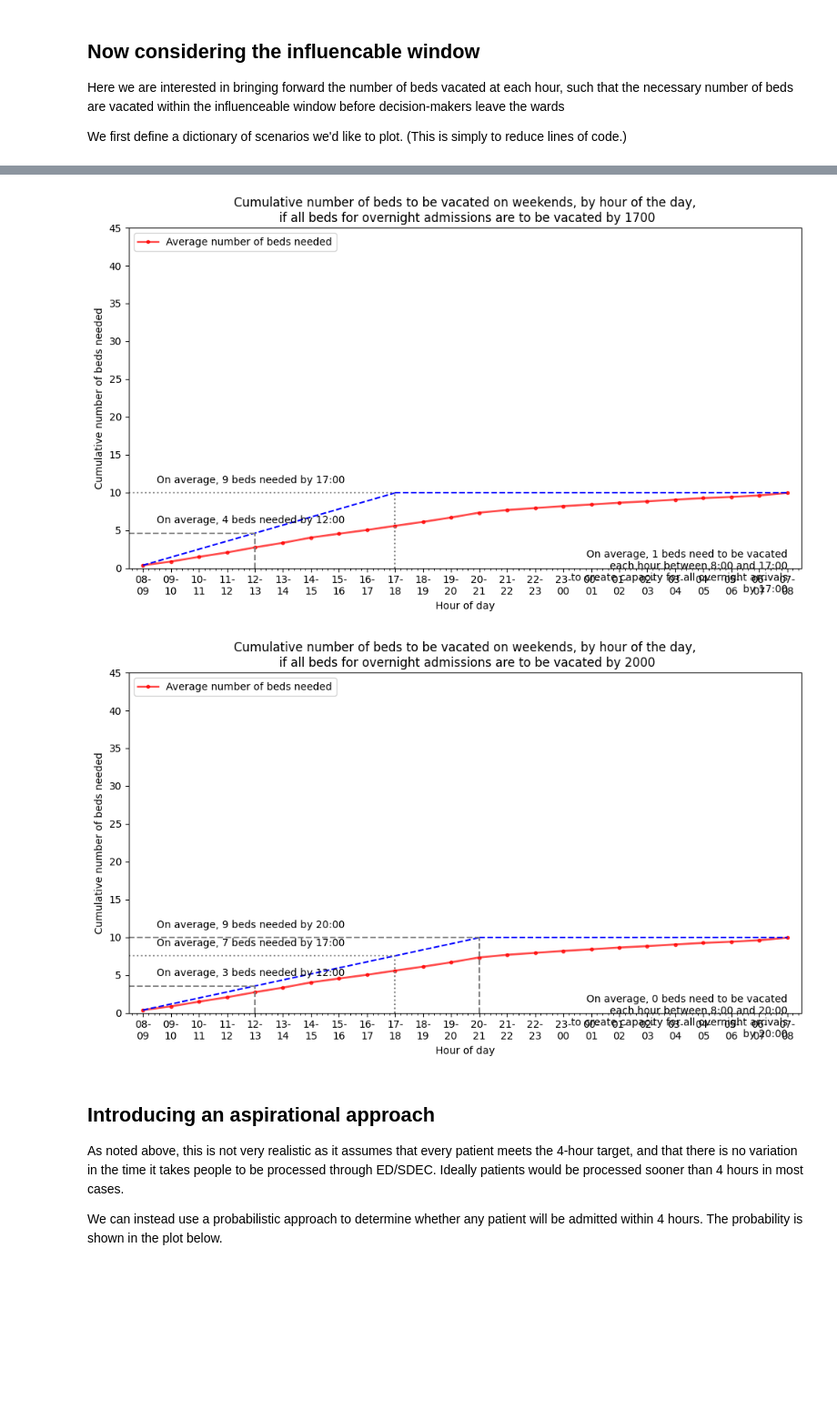
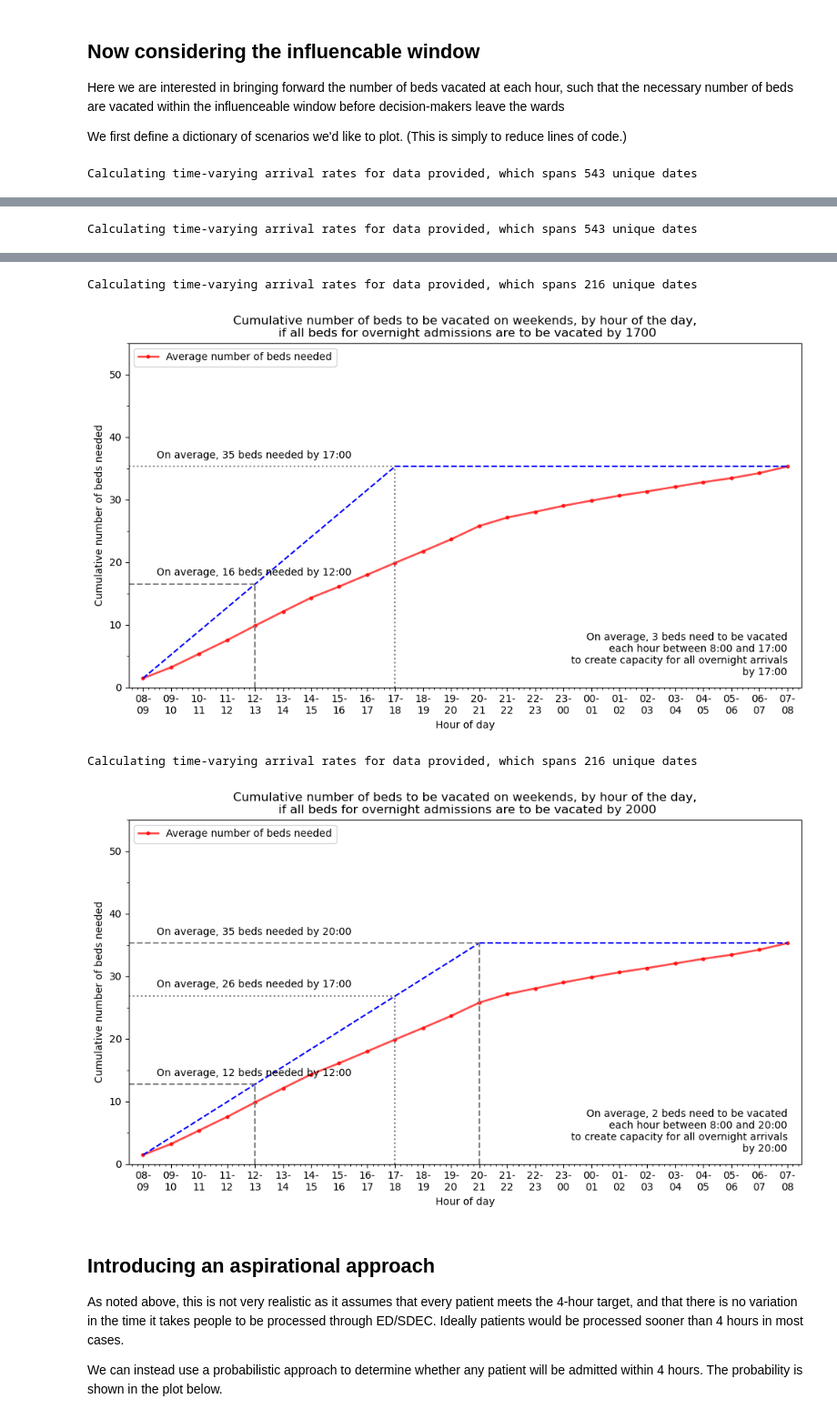
Before and after one commit to zmek/patientflow, a Jupyter notebook: notebooks/7_Visualise_undelayed_demand.ipynb, the cells around one changed output, grey strips where cells are left out. Shown at 91% size. Drawn from its saved outputs; the diff is of its cells as text; code cells hidden in the pictures; blank space fills up the shorter version.

```diff
--- a/notebooks/7_Visualise_undelayed_demand.ipynb
+++ b/notebooks/7_Visualise_undelayed_demand.ipynb
@@ -34,3 +51,5 @@ uclh = False
+# %%
+uclh = True
 # %%
 from patientflow.load import set_file_paths
 from patientflow.load import load_config_file
@@ -39,8 +58,8 @@ from patientflow.load import load_config_file
 data_folder_name = 'data-uclh' if uclh else 'data-public'
 
 # set file paths
-data_file_path, media_file_path, model_file_path, config_path = set_file_paths(project_root,
-               data_folder_name=data_folder_name)
+data_file_path, media_file_path, model_file_path, config_path = set_file_paths(
+        train_dttm = None, data_folder_name = data_folder_name, uclh = uclh, from_notebook=True, inference_time = False)
 
 # create subfolders for weekdays and weekends
 if uclh:
@@ -85,18 +104,17 @@ Here we load the data. NOTE - the public data is a subset of UCLH arrivals, so t
 # %%
 import pandas as pd
-from patientflow.load import load_data
-from patientflow.load import set_file_paths
+from patientflow.load import set_data_file_names
+from patientflow.load import data_from_csv
 
-# set file paths
-data_folder_name = 'data-public'
-data_file_path = project_root / data_folder_name
+# data_file_path = Path('/home/jovyan/work/patientflow/data-raw-uclh')
 
-data_file_path, media_file_path, model_file_path, config_path = set_file_paths(project_root,
-               data_folder_name=data_folder_name)
+if uclh:
+    visits_path, visits_csv_path, yta_path, yta_csv_path = set_data_file_names(uclh, data_file_path, config_path)
+else:
+    visits_csv_path, yta_csv_path = set_data_file_names(uclh, data_file_path)
 
-# load data
-inpatient_arrivals = load_data(data_file_path,
-                    file_name='inpatient_arrivals.csv')
+
+inpatient_arrivals = pd.read_csv(yta_csv_path)
 inpatient_arrivals['arrival_datetime'] = pd.to_datetime(inpatient_arrivals['arrival_datetime'], utc = True)
 inpatient_arrivals.set_index('arrival_datetime', inplace=True)
 
@@ -261,7 +282,7 @@ def plot_average_beds_needed(scenarios):
             draw_window=(start_of_influencable_window, 17),
             media_file_path=scenario["file_path"],
             file_prefix='4_',
-            set_y_lim=45
+            set_y_lim=55
         )
 
         # Second plot: 20:00 end of influencable window
@@ -273,7 +294,7 @@ def plot_average_beds_needed(scenarios):
             draw_window=(start_of_influencable_window, 20),
             media_file_path=scenario["file_path"],
             file_prefix='4_',
-            set_y_lim=45,
+            set_y_lim=55,
             hour_lines=[12,17,20]
         )
 
@@ -282,3 +303,4 @@ plot_average_beds_needed(
     scenarios,
 )
 # %% [output]
+Calculating time-varying arrival rates for data provided, which spans 543 unique dates
@@ -285,0 +308 @@ plot_average_beds_needed(
+Calculating time-varying arrival rates for data provided, which spans 543 unique dates
@@ -287,5 +310,7 @@ plot_average_beds_needed(
+Calculating time-varying arrival rates for data provided, which spans 216 unique dates
-[figure, old version]
+[figure, new version]
+Calculating time-varying arrival rates for data provided, which spans 216 unique dates
-[figure, old version]
+[figure, new version]
 # %% [markdown]
 
 ## Introducing an aspirational approach
```
Also changed, not shown: parts of 18 cells of this notebook, 1 other file.
